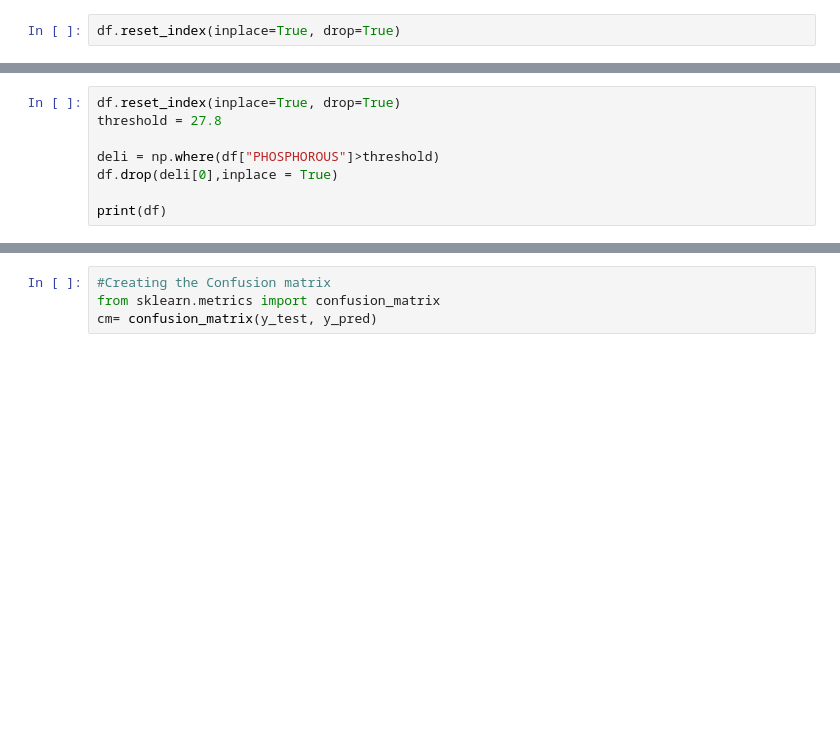
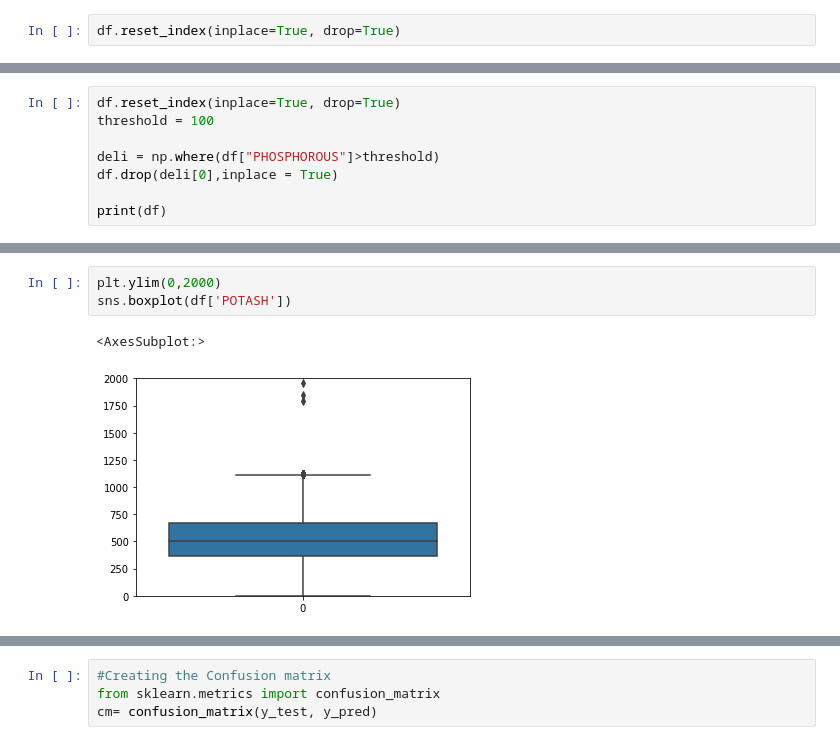
Before and after one commit to vedant218/soilfertility, a Jupyter notebook: MPR FINAL1.ipynb, the cells around one changed output, grey strips where cells are left out. Cells and saved outputs as stored; diff of their text form; blank space fills up the shorter version.

```diff
--- a/MPR FINAL1.ipynb
+++ b/MPR FINAL1.ipynb
@@ -46,6 +96,6 @@ print(df)
 # %%
 df.reset_index(inplace=True, drop=True)
-threshold = 27.8
+threshold = 100
 
 deli = np.where(df["PHOSPHOROUS"]>threshold)
 df.drop(deli[0],inplace = True)
@@ -54,2 +122,8 @@ print(df)
+# %%
+plt.ylim(0,2000)
+sns.boxplot(df['POTASH'])
+# %% [output]
+<AxesSubplot:>
+[figure, added]
 # %%
 df.reset_index(inplace=True, drop=True)
```
Also changed, not shown: parts of 41 cells of this notebook.
